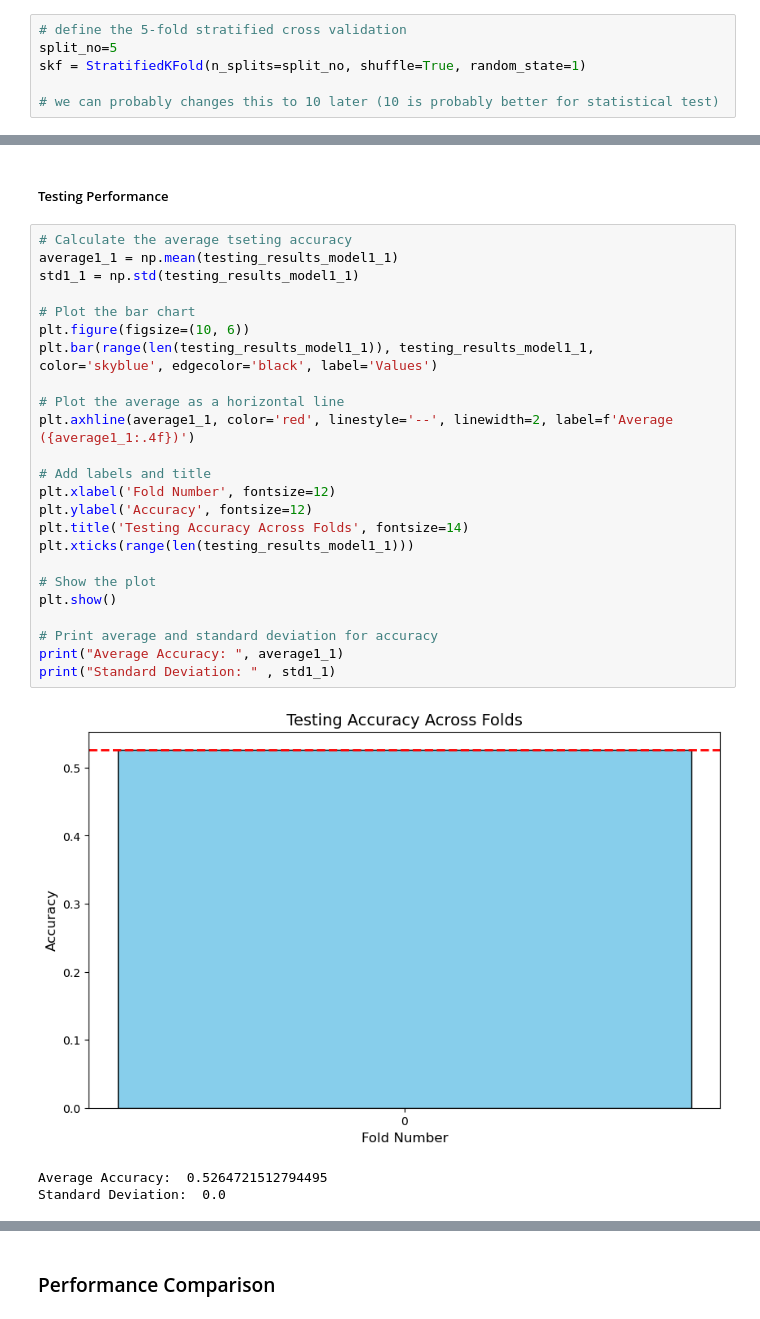
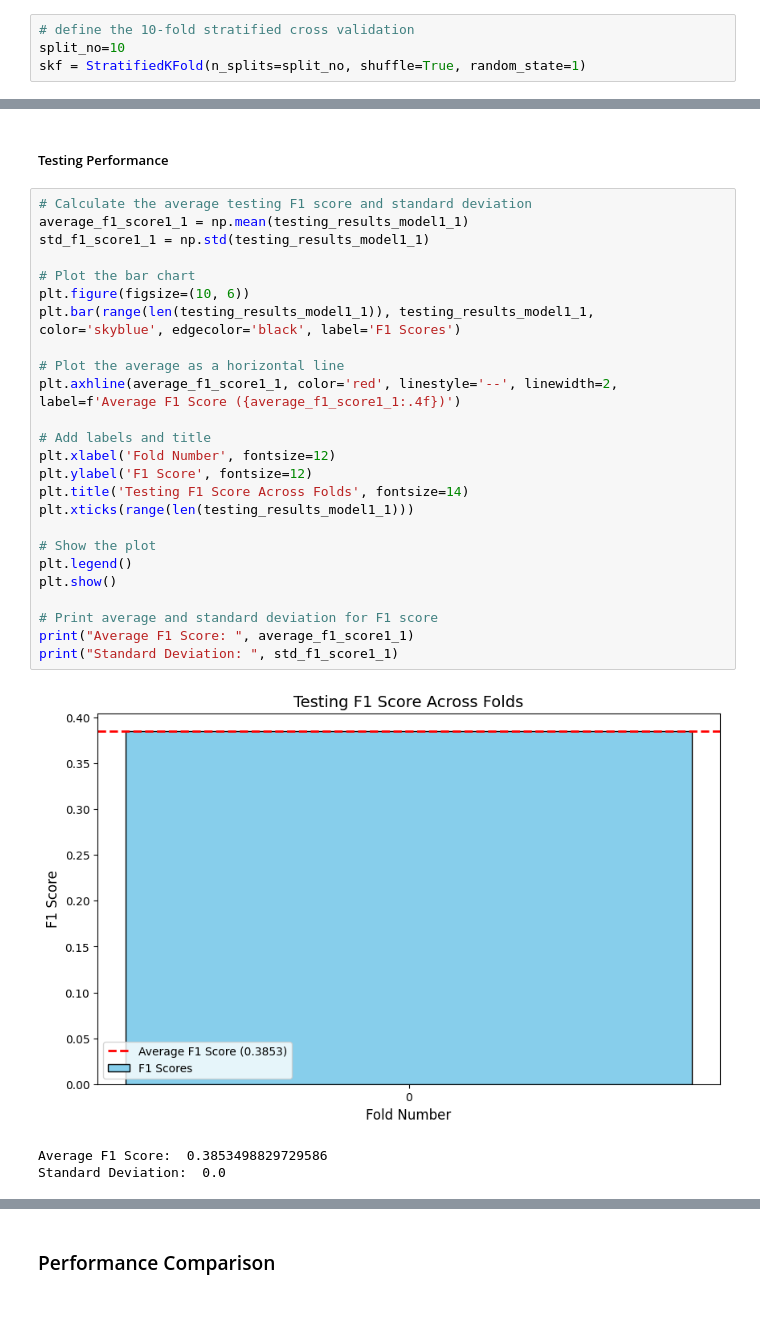
Before and after one commit to KayM586/ML6, a Jupyter notebook: Final.ipynb, the cells around one changed output, grey strips where cells are left out. Cells and saved outputs as stored; diff of their text form.

```diff
--- a/Final.ipynb
+++ b/Final.ipynb
@@ -140,9 +110,7 @@ Stratified 5-fold cross-validation is particularly appropriate for our convoluti
 # %%
-# define the 5-fold stratified cross validation
-split_no=5
+# define the 10-fold stratified cross validation
+split_no=10
 skf = StratifiedKFold(n_splits=split_no, shuffle=True, random_state=1)
-
-# we can probably changes this to 10 later (10 is probably better for statistical test)
 # %% [markdown]
 ## Modeling
 
@@ -378,30 +299,31 @@ plt.show()
 # %% [markdown]
 ##### Testing Performance
 # %%
-# Calculate the average tseting accuracy
-average1_1 = np.mean(testing_results_model1_1)
-std1_1 = np.std(testing_results_model1_1)
+# Calculate the average testing F1 score and standard deviation
+average_f1_score1_1 = np.mean(testing_results_model1_1)
+std_f1_score1_1 = np.std(testing_results_model1_1)
 
 # Plot the bar chart
 plt.figure(figsize=(10, 6))
-plt.bar(range(len(testing_results_model1_1)), testing_results_model1_1, color='skyblue', edgecolor='black', label='Values')
+plt.bar(range(len(testing_results_model1_1)), testing_results_model1_1, color='skyblue', edgecolor='black', label='F1 Scores')
 
 # Plot the average as a horizontal line
-plt.axhline(average1_1, color='red', linestyle='--', linewidth=2, label=f'Average ({average1_1:.4f})')
+plt.axhline(average_f1_score1_1, color='red', linestyle='--', linewidth=2, label=f'Average F1 Score ({average_f1_score1_1:.4f})')
 
 # Add labels and title
 plt.xlabel('Fold Number', fontsize=12)
-plt.ylabel('Accuracy', fontsize=12)
-plt.title('Testing Accuracy Across Folds', fontsize=14)
+plt.ylabel('F1 Score', fontsize=12)
+plt.title('Testing F1 Score Across Folds', fontsize=14)
 plt.xticks(range(len(testing_results_model1_1)))
 
 # Show the plot
+plt.legend()
 plt.show()
 
-# Print average and standard deviation for accuracy
-print("Average Accuracy: ", average1_1)
-print("Standard Deviation: " , std1_1)
+# Print average and standard deviation for F1 score
+print("Average F1 Score: ", average_f1_score1_1)
+print("Standard Deviation: ", std_f1_score1_1)
 # %% [output]
-[figure, old version]
+[figure, new version]
-Average Accuracy:  0.5264721512794495
+Average F1 Score:  0.3853498829729586
 Standard Deviation:  0.0
```
Also changed, not shown: parts of 55 cells of this notebook.
